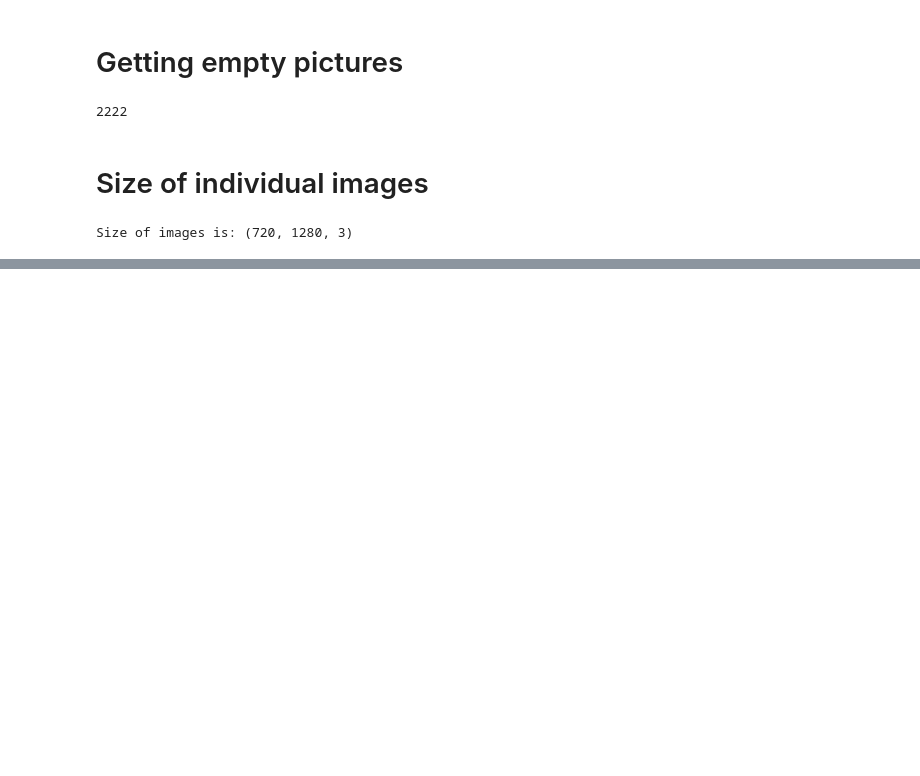
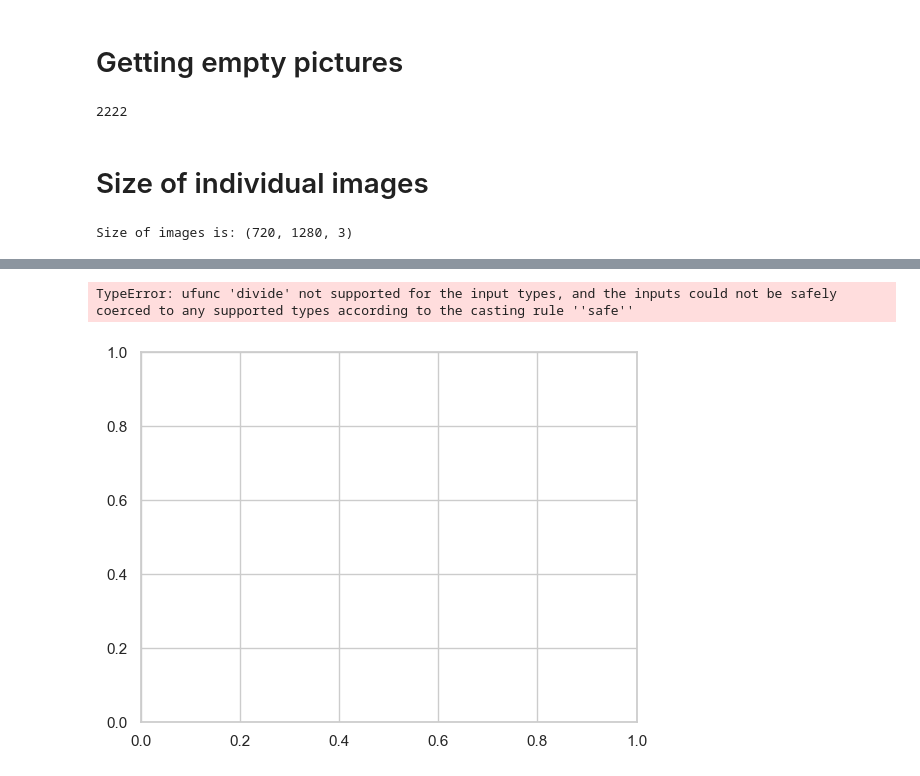
Before and after one commit to adrienloizeau/HOG-Car-Dectector, a Jupyter notebook: data_eda.ipynb, the cells around one changed output, grey strips where cells are left out. Saved outputs shown, nothing was run; the diff lists cells and outputs as text; code cells hidden in the pictures; blank space fills up the shorter version.

```diff
--- a/data_eda.ipynb
+++ b/data_eda.ipynb
@@ -121,0 +179,16 @@ Size of images is: (720, 1280, 3)
+# %%
+# extract the data to plot
+data_to_plot = df_gt_data_info['y']
+
+# plot
+fig, ax = plt.subplots()
+VP = ax.boxplot(data_to_plot,
+                medianprops={"color": "white", "linewidth": 0.5},
+                boxprops={"facecolor": "C0", "edgecolor": "white",
+                          "linewidth": 0.5},
+                whiskerprops={"color": "C0", "linewidth": 1.5},
+                capprops={"color": "C0", "linewidth": 1.5})
+plt.show()
+# %% [output]
+TypeError: ufunc 'divide' not supported for the input types, and the inputs could not be safely coerced to any supported types according to the casting rule ''safe''
+[figure, added]
```
Also changed, not shown: parts of 5 cells of this notebook, 16 other files.
